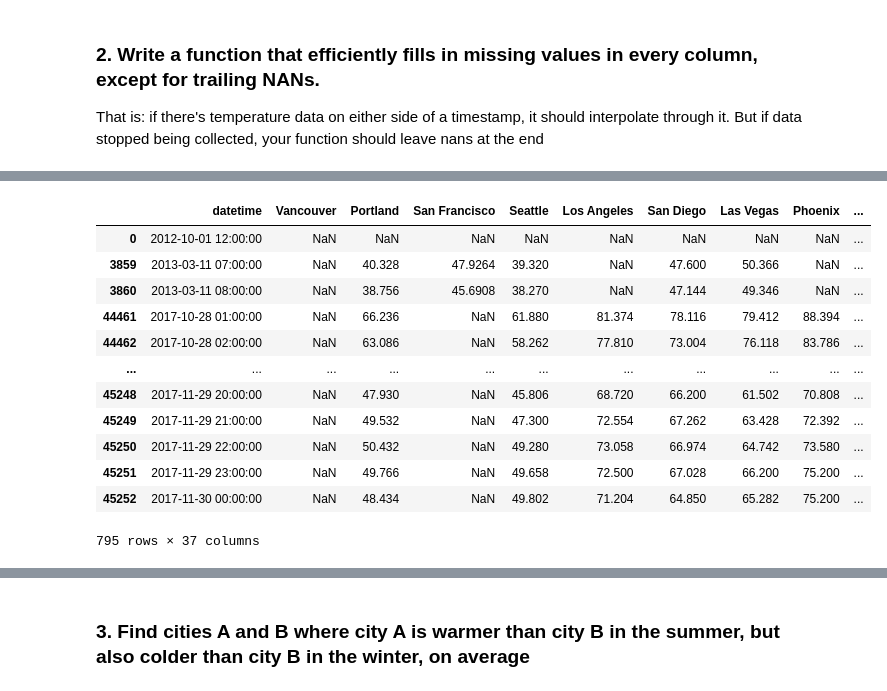
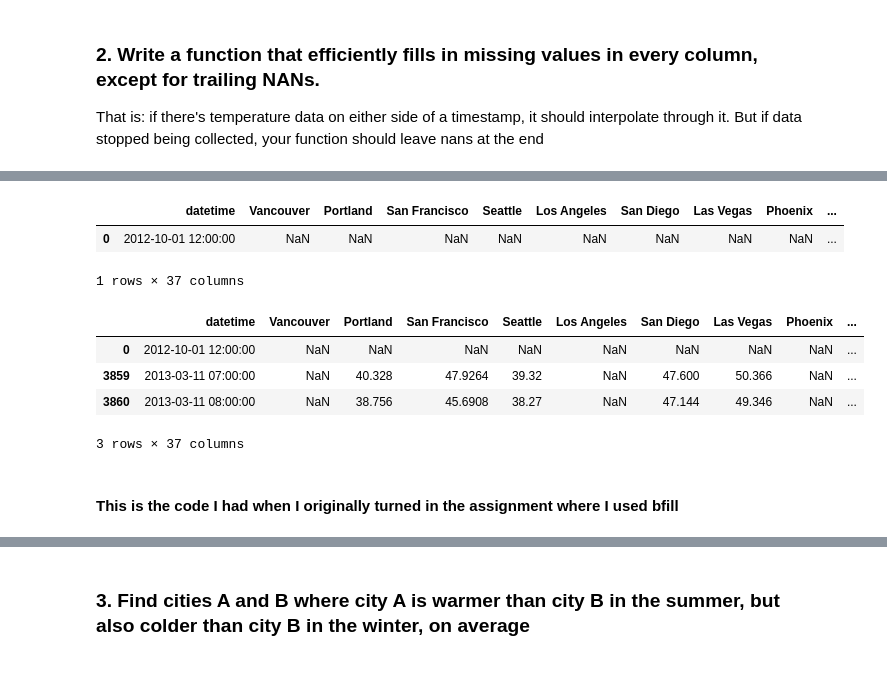
Before and after one commit to britt-emm/Homework, a Jupyter notebook: week_11/Week11_HW.ipynb, the cells around one changed output, grey strips where cells are left out. Drawn from its saved outputs; the diff is of its cells as text; code cells hidden in the pictures.

```diff
--- a/week_11/Week11_HW.ipynb
+++ b/week_11/Week11_HW.ipynb
@@ -67,19 +78,20 @@ That is: if there's temperature data on either side of a timestamp, it should in
+# %%
+interp_df.loc[interp_df['Montreal'].isnull()]
+# %% [output]
+|  | datetime | Vancouver | Portland | San Francisco | Seattle | Los Angeles | San Diego | Las Vegas | Phoenix | ... |
+| 0 | 2012-10-01 12:00:00 | NaN | NaN | NaN | NaN | NaN | NaN | NaN | NaN | ... |
+1 rows × 37 columns
 # %%
-new_df.loc[new_df['Vancouver'].isnull()]
+# compares to the the original dataframe which still has null values in the middle
+new_df.loc[new_df['Montreal'].isnull()]
 # %% [output]
 |  | datetime | Vancouver | Portland | San Francisco | Seattle | Los Angeles | San Diego | Las Vegas | Phoenix | ... |
 | 0 | 2012-10-01 12:00:00 | NaN | NaN | NaN | NaN | NaN | NaN | NaN | NaN | ... |
-| 3859 | 2013-03-11 07:00:00 | NaN | 40.328 | 47.9264 | 39.320 | NaN | 47.600 | 50.366 | NaN | ... |
-| 3860 | 2013-03-11 08:00:00 | NaN | 38.756 | 45.6908 | 38.270 | NaN | 47.144 | 49.346 | NaN | ... |
-| 44461 | 2017-10-28 01:00:00 | NaN | 66.236 | NaN | 61.880 | 81.374 | 78.116 | 79.412 | 88.394 | ... |
-| 44462 | 2017-10-28 02:00:00 | NaN | 63.086 | NaN | 58.262 | 77.810 | 73.004 | 76.118 | 83.786 | ... |
-| ... | ... | ... | ... | ... | ... | ... | ... | ... | ... | ... |
-| 45248 | 2017-11-29 20:00:00 | NaN | 47.930 | NaN | 45.806 | 68.720 | 66.200 | 61.502 | 70.808 | ... |
-| 45249 | 2017-11-29 21:00:00 | NaN | 49.532 | NaN | 47.300 | 72.554 | 67.262 | 63.428 | 72.392 | ... |
-| 45250 | 2017-11-29 22:00:00 | NaN | 50.432 | NaN | 49.280 | 73.058 | 66.974 | 64.742 | 73.580 | ... |
-| 45251 | 2017-11-29 23:00:00 | NaN | 49.766 | NaN | 49.658 | 72.500 | 67.028 | 66.200 | 75.200 | ... |
-| 45252 | 2017-11-30 00:00:00 | NaN | 48.434 | NaN | 49.802 | 71.204 | 64.850 | 65.282 | 75.200 | ... |
+| 3859 | 2013-03-11 07:00:00 | NaN | 40.328 | 47.9264 | 39.32 | NaN | 47.600 | 50.366 | NaN | ... |
+| 3860 | 2013-03-11 08:00:00 | NaN | 38.756 | 45.6908 | 38.27 | NaN | 47.144 | 49.346 | NaN | ... |
-795 rows × 37 columns
+3 rows × 37 columns
+# %% [markdown]
+#### This is the code I had when I originally turned in the assignment where I used bfill
 # %%
 # this code works
 #column_test = fahr_df['Vancouver'].fillna(axis=0, method = 'bfill')
```
Also changed, not shown: parts of 8 cells of this notebook.
